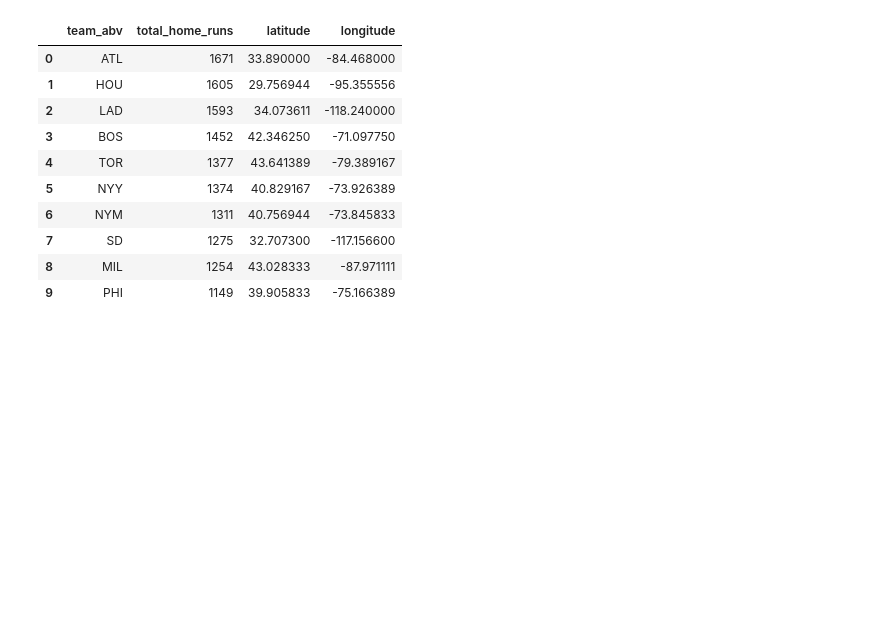
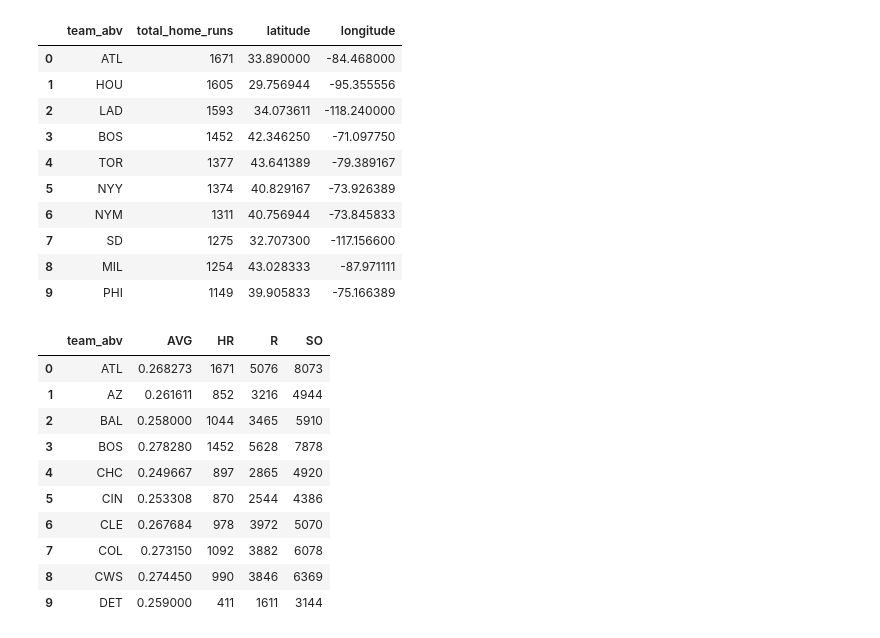
Before and after one commit to mmitry/project-3-group-06, a Jupyter notebook: database/mlb_test_viz.ipynb, the cells around one changed output. Saved outputs shown, nothing was run; the diff lists cells and outputs as text; code cells hidden in the pictures; blank space fills up the shorter version.

```diff
--- a/database/mlb_test_viz.ipynb
+++ b/database/mlb_test_viz.ipynb
@@ -234,3 +234,32 @@ df2.head(10)
 | 7 | SD | 1275 | 32.707300 | -117.156600 |
 | 8 | MIL | 1254 | 43.028333 | -87.971111 |
 | 9 | PHI | 1149 | 39.905833 | -75.166389 |
+# %%
+# Pitching vs. Hitting Performance Radar Chart
+
+# Raw sql query
+pitching_hitting_query = """SELECT
+                                team_abv,
+                                AVG(AVG) AS AVG,
+                                SUM(HR) AS HR,
+                                SUM(R) AS R,
+                                SUM(SO) AS SO
+                            FROM mlb_dataset
+                            GROUP BY team_abv
+                            """
+
+
+pitching_hitting_df = pd.read_sql(pitching_hitting_query, con=conn)
+pitching_hitting_df.head(10)
+# %% [output]
+|  | team_abv | AVG | HR | R | SO |
+| 0 | ATL | 0.268273 | 1671 | 5076 | 8073 |
+| 1 | AZ | 0.261611 | 852 | 3216 | 4944 |
+| 2 | BAL | 0.258000 | 1044 | 3465 | 5910 |
+| 3 | BOS | 0.278280 | 1452 | 5628 | 7878 |
+| 4 | CHC | 0.249667 | 897 | 2865 | 4920 |
+| 5 | CIN | 0.253308 | 870 | 2544 | 4386 |
+| 6 | CLE | 0.267684 | 978 | 3972 | 5070 |
+| 7 | COL | 0.273150 | 1092 | 3882 | 6078 |
+| 8 | CWS | 0.274450 | 990 | 3846 | 6369 |
+| 9 | DET | 0.259000 | 411 | 1611 | 3144 |
```
Also changed, not shown: parts of 1 cell of this notebook, 1 other file.
